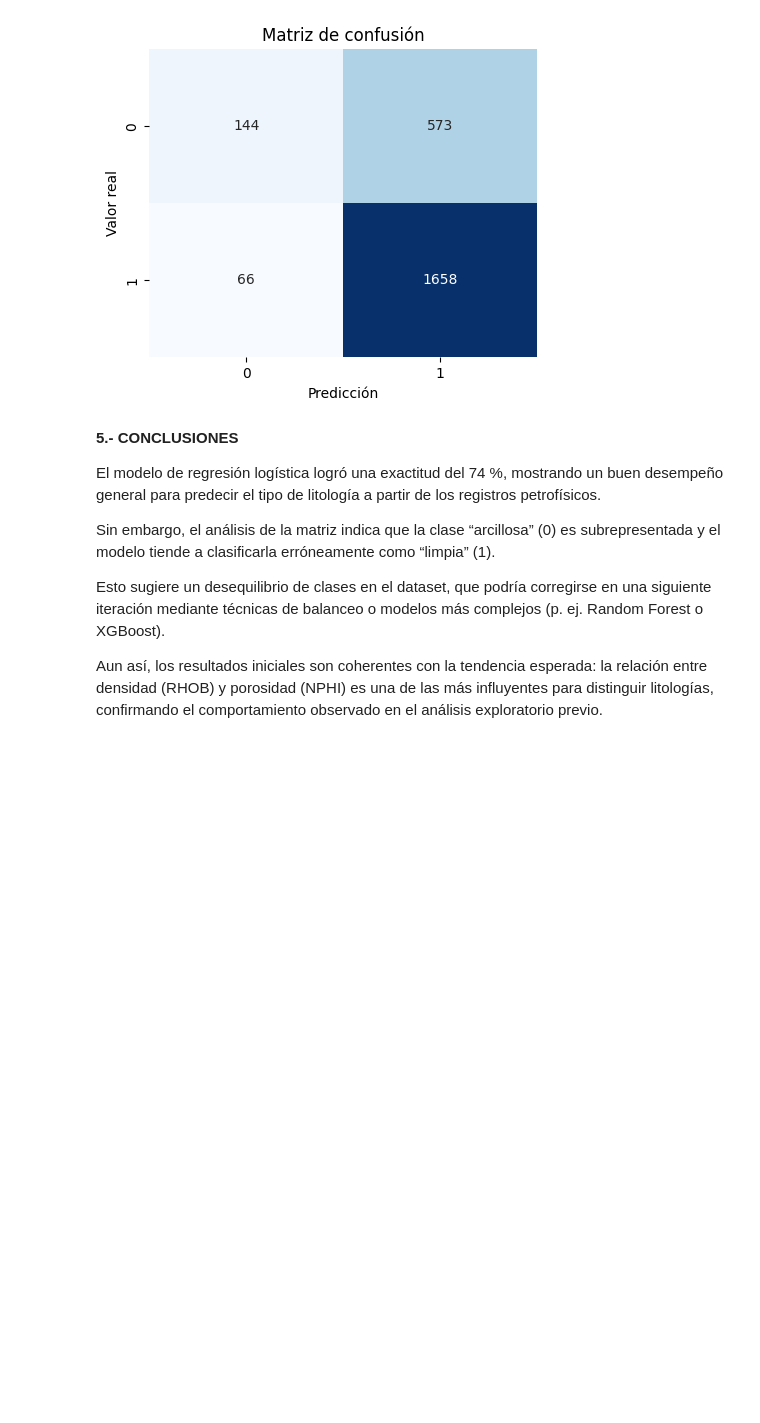
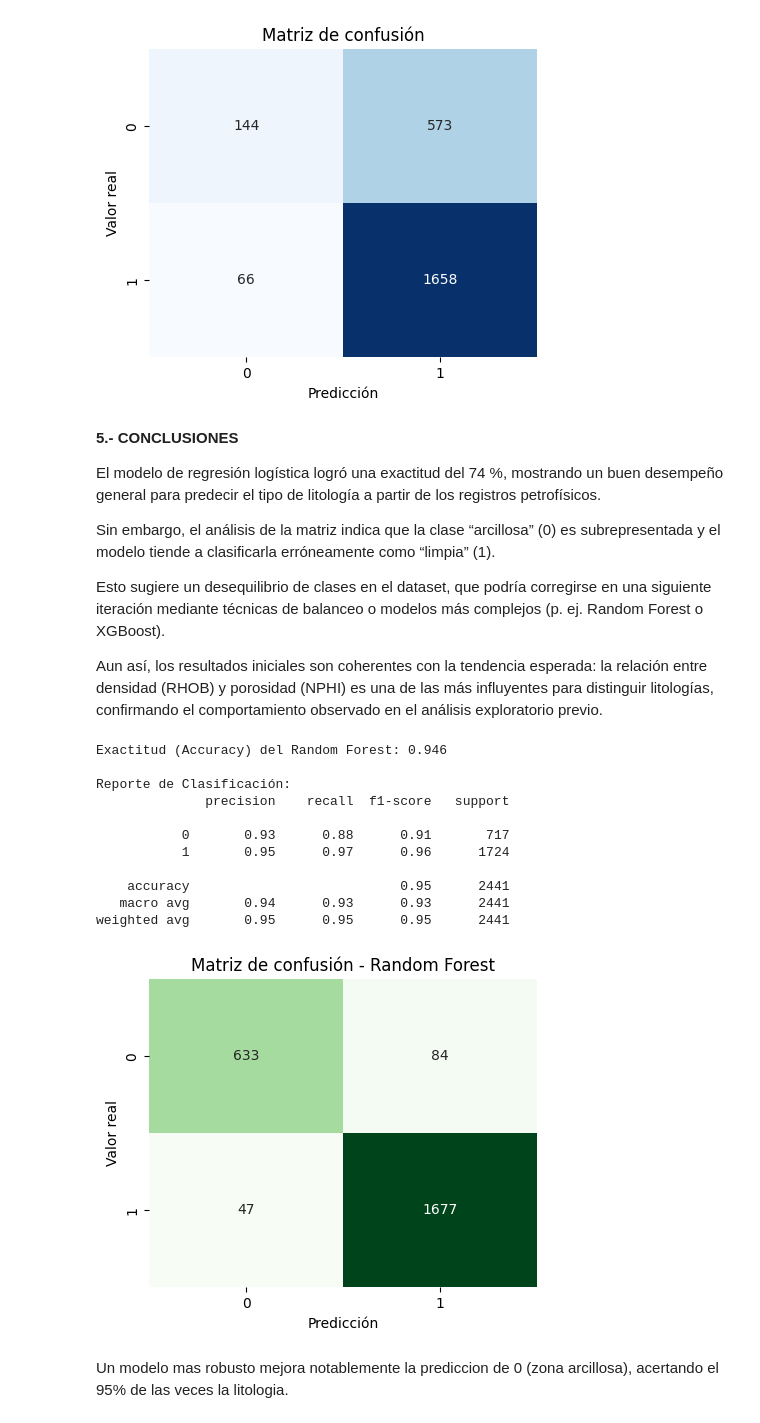
Before and after one commit to AndreaMuntaner/Data-Science-I, a Jupyter notebook: Proyecto_parteIII_AndreaMuntaner.ipynb, the cells around one changed output. Drawn from its saved outputs; the diff is of its cells as text; code cells hidden in the pictures; blank space fills up the shorter version.

```diff
--- a/Proyecto_parteIII_AndreaMuntaner.ipynb
+++ b/Proyecto_parteIII_AndreaMuntaner.ipynb
@@ -190,0 +193,49 @@ Aun así, los resultados iniciales son coherentes con la tendencia esperada: la
+# %%
+from sklearn.ensemble import RandomForestClassifier
+from sklearn.metrics import accuracy_score, classification_report, confusion_matrix
+import seaborn as sns
+import matplotlib.pyplot as plt
+
+# Cree el modelo
+modelo_rf = RandomForestClassifier(
+    n_estimators=200,       # número de árboles (cuantos más, mejor precisión pero más lento)
+    random_state=42,
+    class_weight='balanced' # ajusta el peso de cada clase para compensar el desbalance (más 1 que 0)
+)
+
+# Entrene el modelo
+modelo_rf.fit(X_train, y_train)
+
+# Hacer predicciones
+y_pred_rf = modelo_rf.predict(X_test)
+
+# Evaluar el rendimiento
+accuracy_rf = accuracy_score(y_test, y_pred_rf)
+print(f"Exactitud (Accuracy) del Random Forest: {accuracy_rf:.3f}")
+
+print("\nReporte de Clasificación:")
+print(classification_report(y_test, y_pred_rf))
+
+# Matriz de confusión
+cm_rf = confusion_matrix(y_test, y_pred_rf)
+plt.figure(figsize=(5,4))
+sns.heatmap(cm_rf, annot=True, fmt='d', cmap='Greens', cbar=False)
+plt.xlabel("Predicción")
+plt.ylabel("Valor real")
+plt.title("Matriz de confusión - Random Forest")
+plt.show()
+# %% [output]
+Exactitud (Accuracy) del Random Forest: 0.946
+
+Reporte de Clasificación:
+              precision    recall  f1-score   support
+
+           0       0.93      0.88      0.91       717
+           1       0.95      0.97      0.96      1724
+
+    accuracy                           0.95      2441
+   macro avg       0.94      0.93      0.93      2441
+weighted avg       0.95      0.95      0.95      2441
+[figure, added]
+# %% [markdown]
+Un modelo mas robusto mejora notablemente la prediccion de 0 (zona arcillosa), acertando el 95% de las veces la litologia.
```
Also changed, not shown: parts of 1 cell of this notebook.
